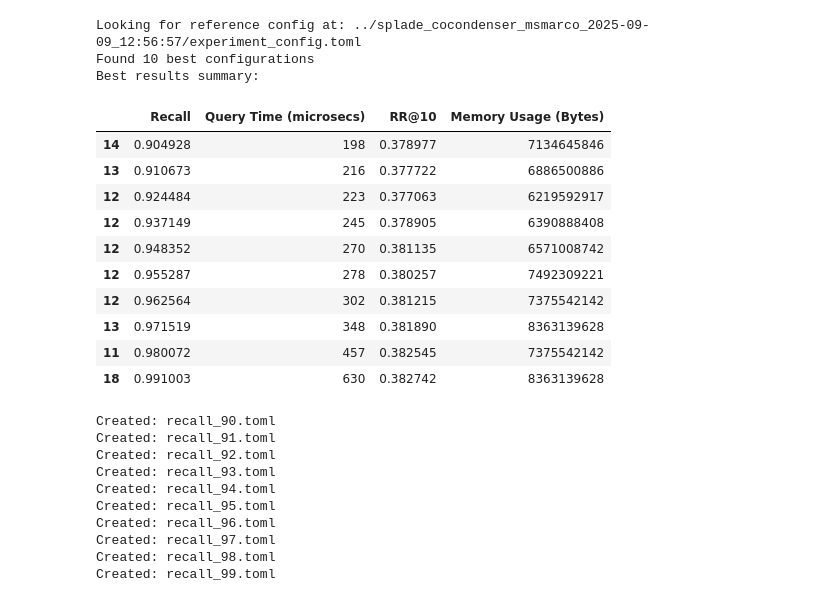
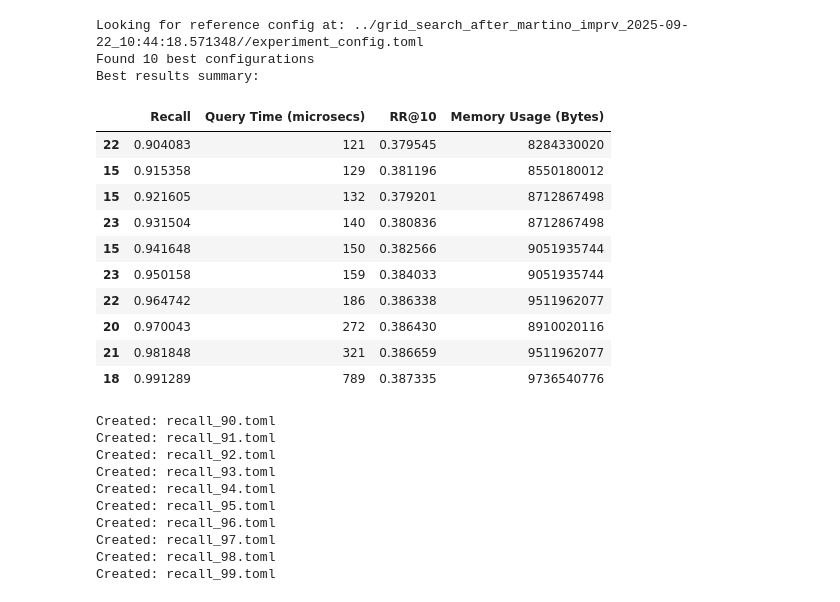
Before and after one commit to TusKANNy/seismic, a Jupyter notebook: scripts/Notebook.ipynb, the cells around one changed output. Cells and saved outputs as stored; diff of their text form; code cells hidden in the pictures.

Commit message:
best configs also for esplade and notebook cleaning

```diff
--- a/scripts/Notebook.ipynb
+++ b/scripts/Notebook.ipynb
@@ -75,9 +75,10 @@ def grab_full_report(name):
         enriched_df.append(row)
     return pd.DataFrame(enriched_df)
 # %%
-base_dir = "../grid_search_after_martino_imprv_f16_2025-09-11_14:21:12.183561/"
+base_dir = ""
 all_df = extract_df(base_dir)
-forward_index_size = 4313529200 # Cocondenser
+#forward_index_size = 4313529200 # Cocondenser
+forward_index_size = 6537222484 # E-splade
 # %%
 
 for mem_limit in [1.5, 2.0]:
@@ -225,39 +230,39 @@ def create_config_for_recall_level(reference_config, best_row, model_name, recal
 
     return config
 # %%
-# Test the function with the current data
-model_name = "splade-cocondenser"
+model_name = "efficient-splade"
 
-# Use an existing config file as reference since the grid search path has issues with special characters
-base_experiment_path = "../splade_cocondenser_msmarco_2025-09-09_12:56:57"
 
-print(f"Looking for reference config at: {base_experiment_path}/experiment_config.toml")
+output_dir = "../experiments/best_configs/msmarco-v1/e-splade"
 
-# Create TOML files for memory budget 1.5GB
+print(f"Looking for reference config at: {base_dir}/experiment_config.toml")
+
+# Create TOML files for a given memory budget
 created_files, best_results = dump_best_config_from_gridsearch(
     df=all_df,
     forward_index_size=forward_index_size,
-    base_experiment_path=base_experiment_path,
+    #base_experiment_path=base_dir,
     model_name=model_name,
-    memory_budget_gb=2,
+    memory_budget_gb=1.5,
     starting_recall=90,
-    output_dir="/home/cosimorulli/seismic_private_rossano/seismic_private/experiments/best_configs/msmarco-v1"
+    output_dir=output_dir,
+    base_dir=base_dir
 )
 # %% [output]
-Looking for reference config at: ../splade_cocondenser_msmarco_2025-09-09_12:56:57/experiment_config.toml
+Looking for reference config at: ../grid_search_after_martino_imprv_2025-09-22_10:44:18.571348//experiment_config.toml
 Found 10 best configurations
 Best results summary:
 |  | Recall | Query Time (microsecs) | RR@10 | Memory Usage (Bytes) |
-| 14 | 0.904928 | 198 | 0.378977 | 7134645846 |
-| 13 | 0.910673 | 216 | 0.377722 | 6886500886 |
-| 12 | 0.924484 | 223 | 0.377063 | 6219592917 |
-| 12 | 0.937149 | 245 | 0.378905 | 6390888408 |
-| 12 | 0.948352 | 270 | 0.381135 | 6571008742 |
-| 12 | 0.955287 | 278 | 0.380257 | 7492309221 |
-| 12 | 0.962564 | 302 | 0.381215 | 7375542142 |
-| 13 | 0.971519 | 348 | 0.381890 | 8363139628 |
-| 11 | 0.980072 | 457 | 0.382545 | 7375542142 |
-| 18 | 0.991003 | 630 | 0.382742 | 8363139628 |
+| 22 | 0.904083 | 121 | 0.379545 | 8284330020 |
+| 15 | 0.915358 | 129 | 0.381196 | 8550180012 |
+| 15 | 0.921605 | 132 | 0.379201 | 8712867498 |
+| 23 | 0.931504 | 140 | 0.380836 | 8712867498 |
+| 15 | 0.941648 | 150 | 0.382566 | 9051935744 |
+| 23 | 0.950158 | 159 | 0.384033 | 9051935744 |
+| 22 | 0.964742 | 186 | 0.386338 | 9511962077 |
+| 20 | 0.970043 | 272 | 0.386430 | 8910020116 |
+| 21 | 0.981848 | 321 | 0.386659 | 9511962077 |
+| 18 | 0.991289 | 789 | 0.387335 | 9736540776 |
 Created: recall_90.toml
 Created: recall_91.toml
 Created: recall_92.toml
```
Also changed, not shown: parts of 12 cells of this notebook, 20 other files.
